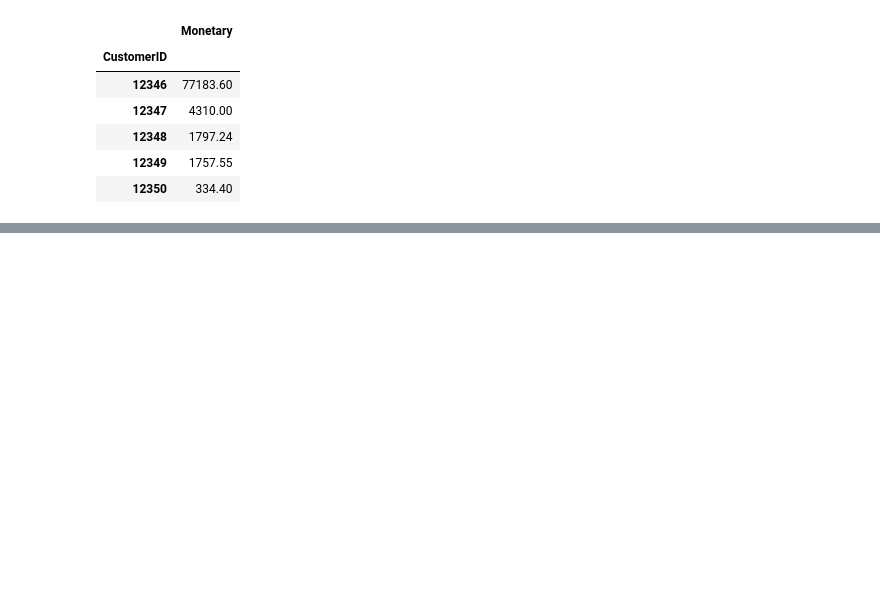
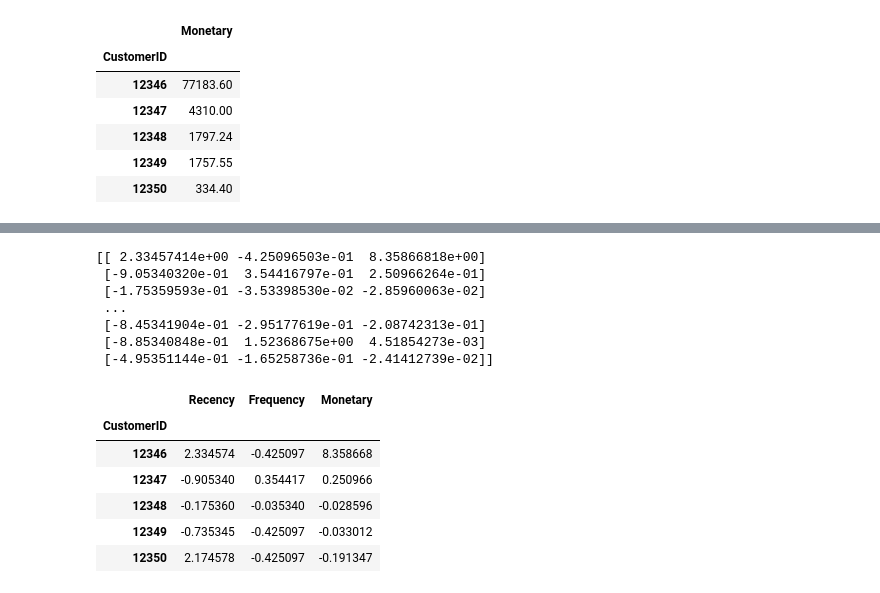
Before and after one commit to Gabriel-Menezes-Morais/Fictional-Retail-Analysis, a Jupyter notebook: Análise_Varejo.ipynb, the cells around one changed output, grey strips where cells are left out. Saved outputs shown, nothing was run; the diff lists cells and outputs as text; code cells hidden in the pictures; blank space fills up the shorter version.

```diff
--- a/Análise_Varejo.ipynb
+++ b/Análise_Varejo.ipynb
@@ -384,0 +401,25 @@ Monetary_df.head()
+# %%
+scaler = StandardScaler()
+
+df_RFM_scaled = scaler.fit_transform(df_RFM)
+
+print(df_RFM_scaled)
+
+df_RFM_scaled = pd.DataFrame(df_RFM_scaled, columns=df_RFM.columns, index=df_RFM.index)
+
+df_RFM_scaled.head()
+# %% [output]
+[[ 2.33457414e+00 -4.25096503e-01  8.35866818e+00]
+ [-9.05340320e-01  3.54416797e-01  2.50966264e-01]
+ [-1.75359593e-01 -3.53398530e-02 -2.85960063e-02]
+ ...
+ [-8.45341904e-01 -2.95177619e-01 -2.08742313e-01]
+ [-8.85340848e-01  1.52368675e+00  4.51854273e-03]
+ [-4.95351144e-01 -1.65258736e-01 -2.41412739e-02]]
+|  | Recency | Frequency | Monetary |
+| CustomerID |  |  |  |
+| 12346 | 2.334574 | -0.425097 | 8.358668 |
+| 12347 | -0.905340 | 0.354417 | 0.250966 |
+| 12348 | -0.175360 | -0.035340 | -0.028596 |
+| 12349 | -0.735345 | -0.425097 | -0.033012 |
+| 12350 | 2.174578 | -0.425097 | -0.191347 |
```
Also changed, not shown: parts of 53 cells of this notebook.
